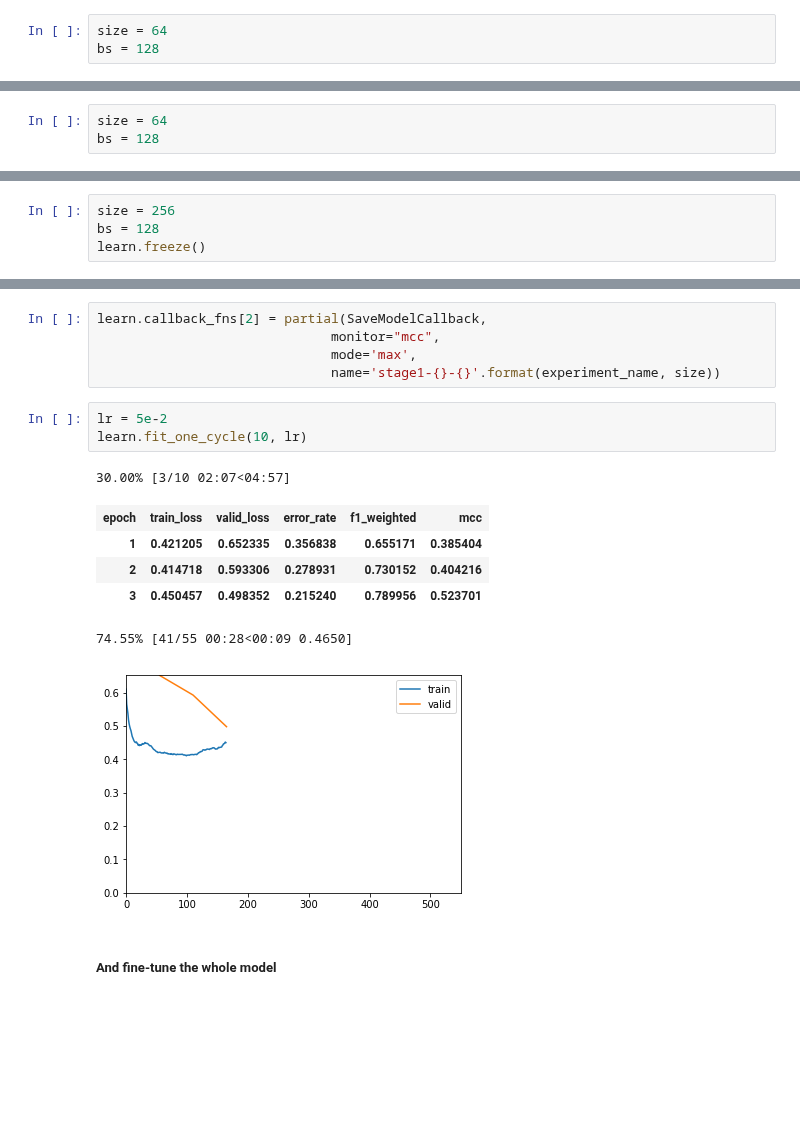
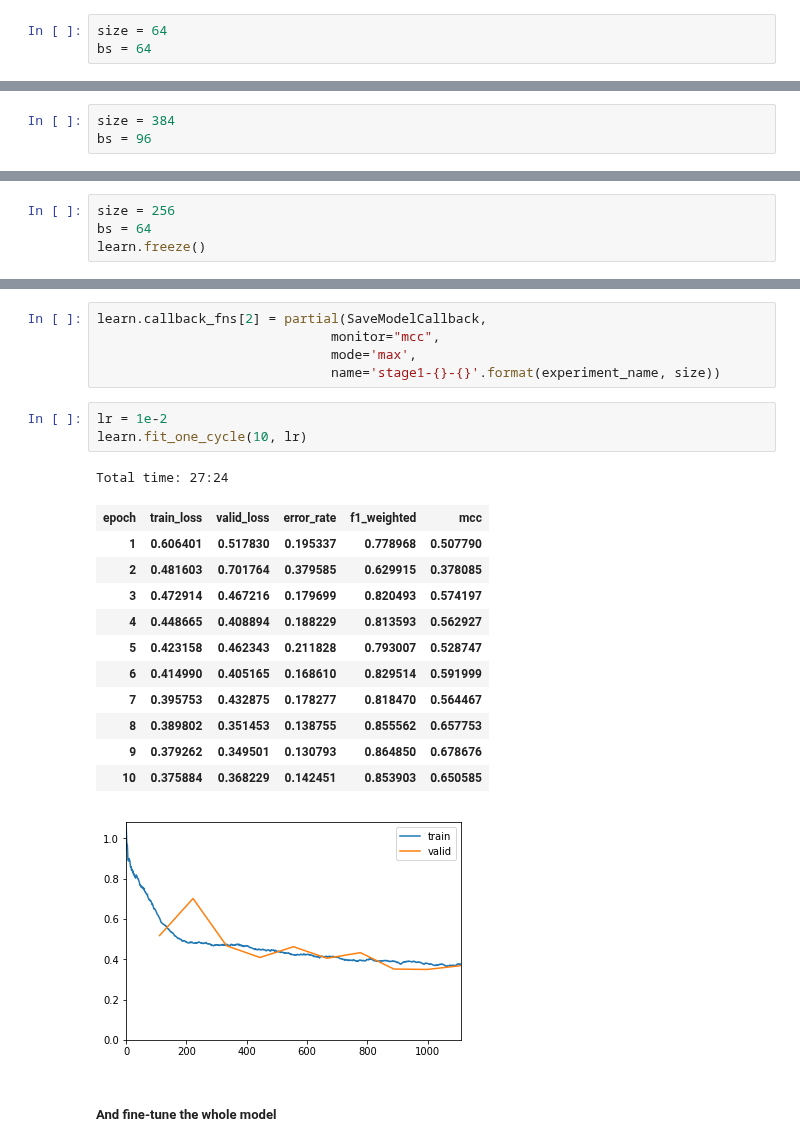
Before and after one commit to ChristianMarzahl/ISBI2019_WhiteBloodCancer, a Jupyter notebook: baseline.ipynb, the cells around one changed output, grey strips where cells are left out. Drawn from its saved outputs; the diff is of its cells as text; blank space fills up the shorter version.

Commit message:
just head 0.106625 with resnet34 size = 384 bs = 96

```diff
--- a/baseline.ipynb
+++ b/baseline.ipynb
@@ -181,7 +179,7 @@ channel_mean = [0.2924981831505949, 0.13054762344214763, 0.3270776675890471]
 channel_std = [0.05985960989724747, 0.043419036762350025, 0.050335686496007025]
 # %%
 size = 64
-bs = 128
+bs = 64
 # %%
 def get_data(bs, size):
     data  = ImageDataBunch.create_from_ll(lls, size=size, bs=bs,
@@ -201,8 +199,8 @@ data.show_batch(rows=4, figsize=(12,9))
 # %%
 experiment_name = 'rn34'
 # %%
-size = 64
-bs = 128
+size = 384
+bs = 96
 # %%
 learn = create_cnn(get_data(bs, size), models.resnet34,
                    metrics=[error_rate, F1Weighted(), MCC()],
@@ -344,7 +334,7 @@ Total time: 03:30
 ### Start training  256
 # %%
 size = 256
-bs = 128
+bs = 64
 learn.freeze()
 # %%
 learn.data = get_data(bs, size)
@@ -360,16 +350,22 @@ learn.callback_fns[2] = partial(SaveModelCallback,
                               mode='max',
                               name='stage1-{}-{}'.format(experiment_name, size))
 # %%
-lr = 5e-2
+lr = 1e-2
 learn.fit_one_cycle(10, lr)
 # %% [output]
-30.00% [3/10 02:07<04:57]
+Total time: 27:24
 | epoch | train_loss | valid_loss | error_rate | f1_weighted | mcc |
-| 1 | 0.421205 | 0.652335 | 0.356838 | 0.655171 | 0.385404 |
-| 2 | 0.414718 | 0.593306 | 0.278931 | 0.730152 | 0.404216 |
-| 3 | 0.450457 | 0.498352 | 0.215240 | 0.789956 | 0.523701 |
+| 1 | 0.606401 | 0.517830 | 0.195337 | 0.778968 | 0.507790 |
+| 2 | 0.481603 | 0.701764 | 0.379585 | 0.629915 | 0.378085 |
+| 3 | 0.472914 | 0.467216 | 0.179699 | 0.820493 | 0.574197 |
+| 4 | 0.448665 | 0.408894 | 0.188229 | 0.813593 | 0.562927 |
+| 5 | 0.423158 | 0.462343 | 0.211828 | 0.793007 | 0.528747 |
+| 6 | 0.414990 | 0.405165 | 0.168610 | 0.829514 | 0.591999 |
+| 7 | 0.395753 | 0.432875 | 0.178277 | 0.818470 | 0.564467 |
+| 8 | 0.389802 | 0.351453 | 0.138755 | 0.855562 | 0.657753 |
+| 9 | 0.379262 | 0.349501 | 0.130793 | 0.864850 | 0.678676 |
+| 10 | 0.375884 | 0.368229 | 0.142451 | 0.853903 | 0.650585 |
-74.55% [41/55 00:28<00:09 0.4650]
-[figure, old version]
+[figure, new version]
 # %% [markdown]
 ##### And fine-tune the whole model
 # %%
```
Also changed, not shown: parts of 13 cells of this notebook, 3 other files.
